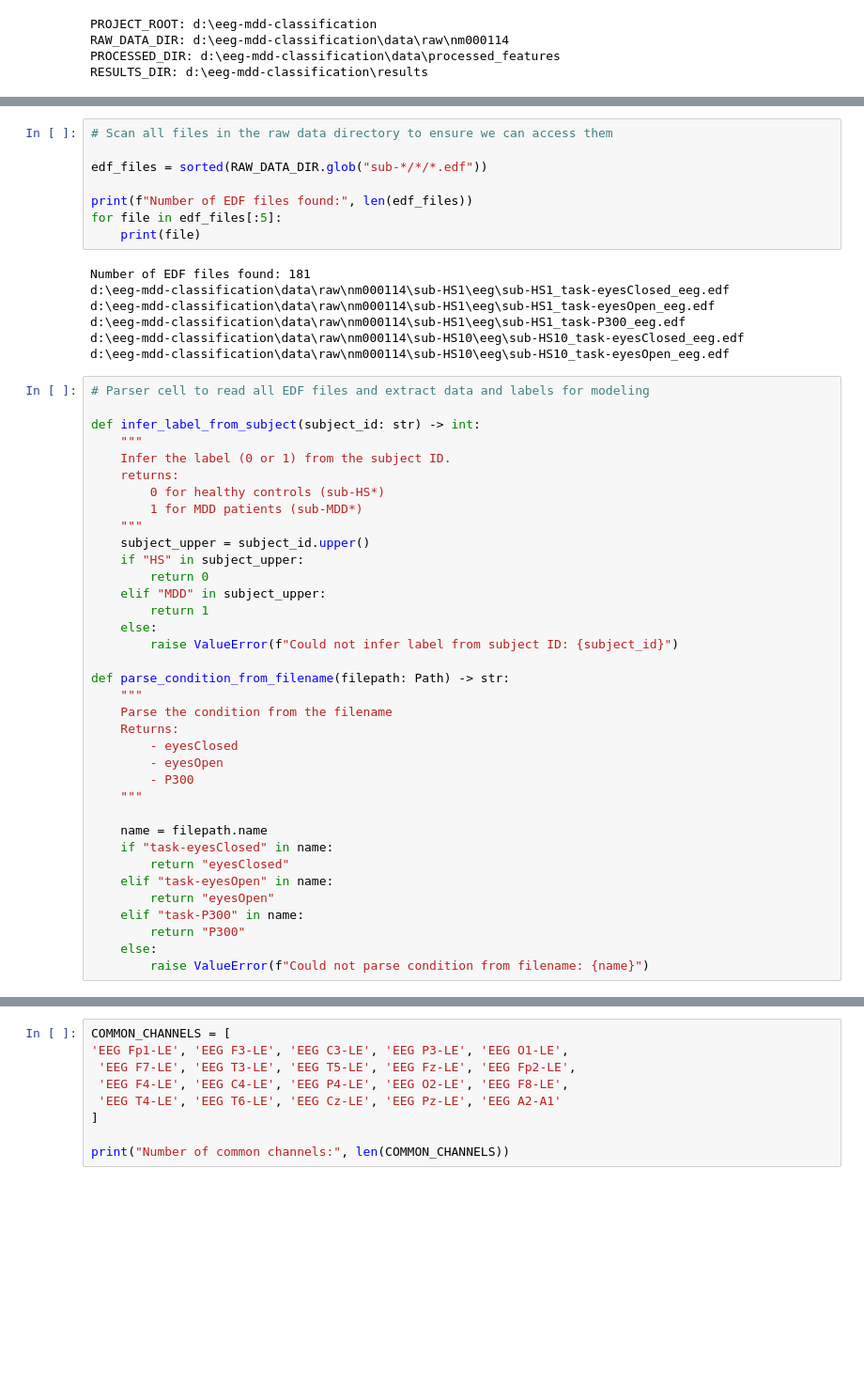
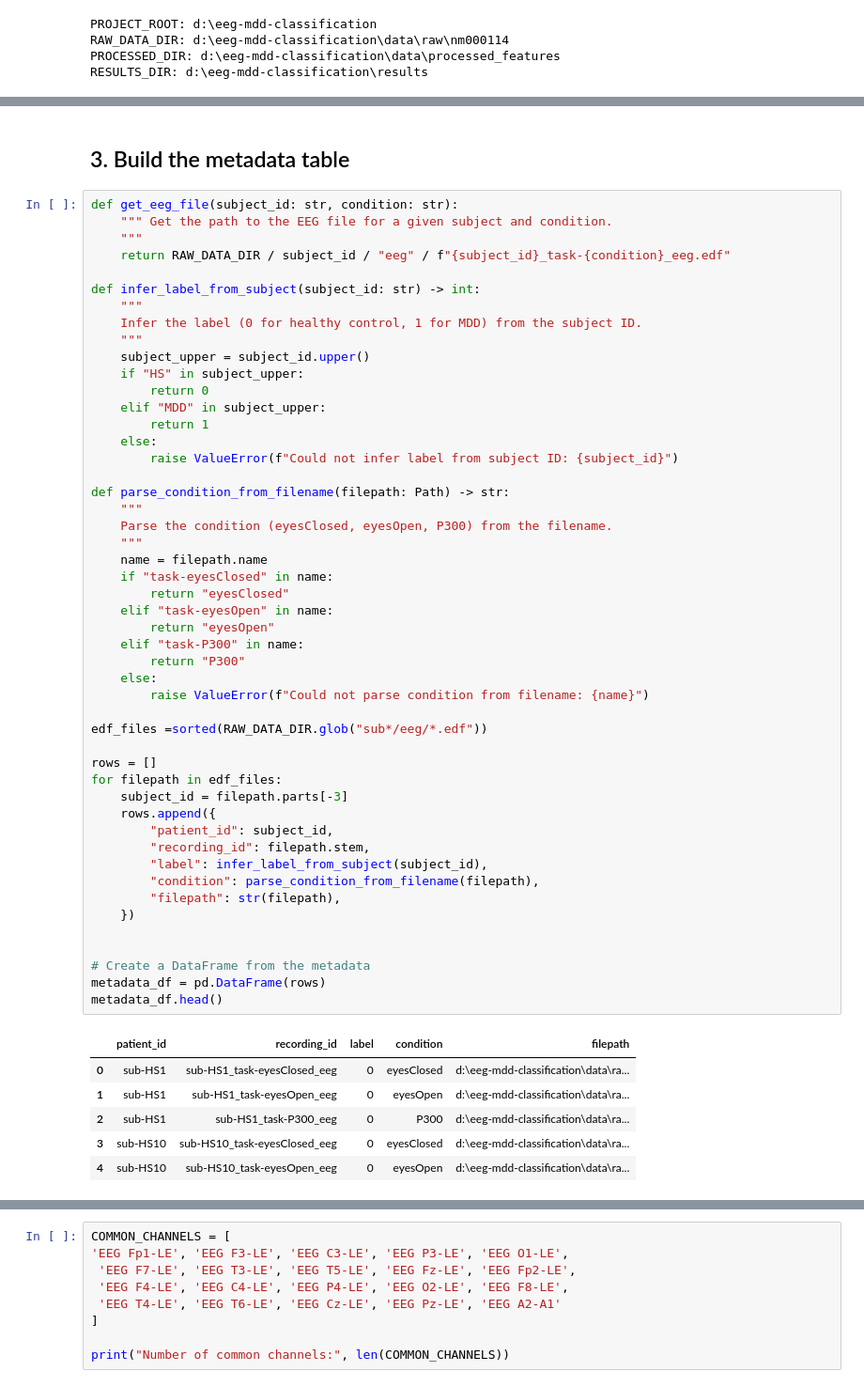
Before and after one commit to BJAngulo/MSSE-277b-final-project-, a Jupyter notebook: notebooks/01_pipeline.ipynb, the cells around one changed output, grey strips where cells are left out. Shown at 94% size. Drawn from its saved outputs; the diff is of its cells as text; blank space fills up the shorter version.

```diff
--- a/notebooks/01_pipeline.ipynb
+++ b/notebooks/01_pipeline.ipynb
@@ -85,51 +52,58 @@ Reading 0 ... 154879  =      0.000 ...   604.996 secs...
-# %%
-# Scan all files in the raw data directory to ensure we can access them
-
-edf_files = sorted(RAW_DATA_DIR.glob("sub-*/*/*.edf"))
-
-print(f"Number of EDF files found:", len(edf_files))
-for file in edf_files[:5]:
-    print(file)
-# %% [output]
-Number of EDF files found: 181
-d:\eeg-mdd-classification\data\raw\nm000114\sub-HS1\eeg\sub-HS1_task-eyesClosed_eeg.edf
-d:\eeg-mdd-classification\data\raw\nm000114\sub-HS1\eeg\sub-HS1_task-eyesOpen_eeg.edf
-d:\eeg-mdd-classification\data\raw\nm000114\sub-HS1\eeg\sub-HS1_task-P300_eeg.edf
-d:\eeg-mdd-classification\data\raw\nm000114\sub-HS10\eeg\sub-HS10_task-eyesClosed_eeg.edf
-d:\eeg-mdd-classification\data\raw\nm000114\sub-HS10\eeg\sub-HS10_task-eyesOpen_eeg.edf
+# %% [markdown]
+## 3. Build the metadata table
 # %%
-# Parser cell to read all EDF files and extract data and labels for modeling
+def get_eeg_file(subject_id: str, condition: str):
+    """ Get the path to the EEG file for a given subject and condition.
+    """
+    return RAW_DATA_DIR / subject_id / "eeg" / f"{subject_id}_task-{condition}_eeg.edf"
 
 def infer_label_from_subject(subject_id: str) -> int:
     """
-    Infer the label (0 or 1) from the subject ID.
-    returns:
-        0 for healthy controls (sub-HS*)
-        1 for MDD patients (sub-MDD*)
+    Infer the label (0 for healthy control, 1 for MDD) from the subject ID.
     """
     subject_upper = subject_id.upper()
     if "HS" in subject_upper:
         return 0
     elif "MDD" in subject_upper:
         return 1
     else:
         raise ValueError(f"Could not infer label from subject ID: {subject_id}")
 
 def parse_condition_from_filename(filepath: Path) -> str:
     """
-    Parse the condition from the filename
-    Returns:
-        - eyesClosed
-        - eyesOpen
-        - P300
+    Parse the condition (eyesClosed, eyesOpen, P300) from the filename.
     """
-
     name = filepath.name
     if "task-eyesClosed" in name:
         return "eyesClosed"
     elif "task-eyesOpen" in name:
         return "eyesOpen"
     elif "task-P300" in name:
         return "P300"
     else:
         raise ValueError(f"Could not parse condition from filename: {name}")
+
+edf_files =sorted(RAW_DATA_DIR.glob("sub*/eeg/*.edf"))
+
+rows = []
+for filepath in edf_files:
+    subject_id = filepath.parts[-3]
+    rows.append({
+        "patient_id": subject_id,
+        "recording_id": filepath.stem,
+        "label": infer_label_from_subject(subject_id),
+        "condition": parse_condition_from_filename(filepath),
+        "filepath": str(filepath),
+    })
+
+
+# Create a DataFrame from the metadata
+metadata_df = pd.DataFrame(rows)
+metadata_df.head()
+# %% [output]
+|  | patient_id | recording_id | label | condition | filepath |
+| 0 | sub-HS1 | sub-HS1_task-eyesClosed_eeg | 0 | eyesClosed | d:\eeg-mdd-classification\data\ra... |
+| 1 | sub-HS1 | sub-HS1_task-eyesOpen_eeg | 0 | eyesOpen | d:\eeg-mdd-classification\data\ra... |
+| 2 | sub-HS1 | sub-HS1_task-P300_eeg | 0 | P300 | d:\eeg-mdd-classification\data\ra... |
+| 3 | sub-HS10 | sub-HS10_task-eyesClosed_eeg | 0 | eyesClosed | d:\eeg-mdd-classification\data\ra... |
+| 4 | sub-HS10 | sub-HS10_task-eyesOpen_eeg | 0 | eyesOpen | d:\eeg-mdd-classification\data\ra... |
```
Also changed, not shown: parts of 62 cells of this notebook.
